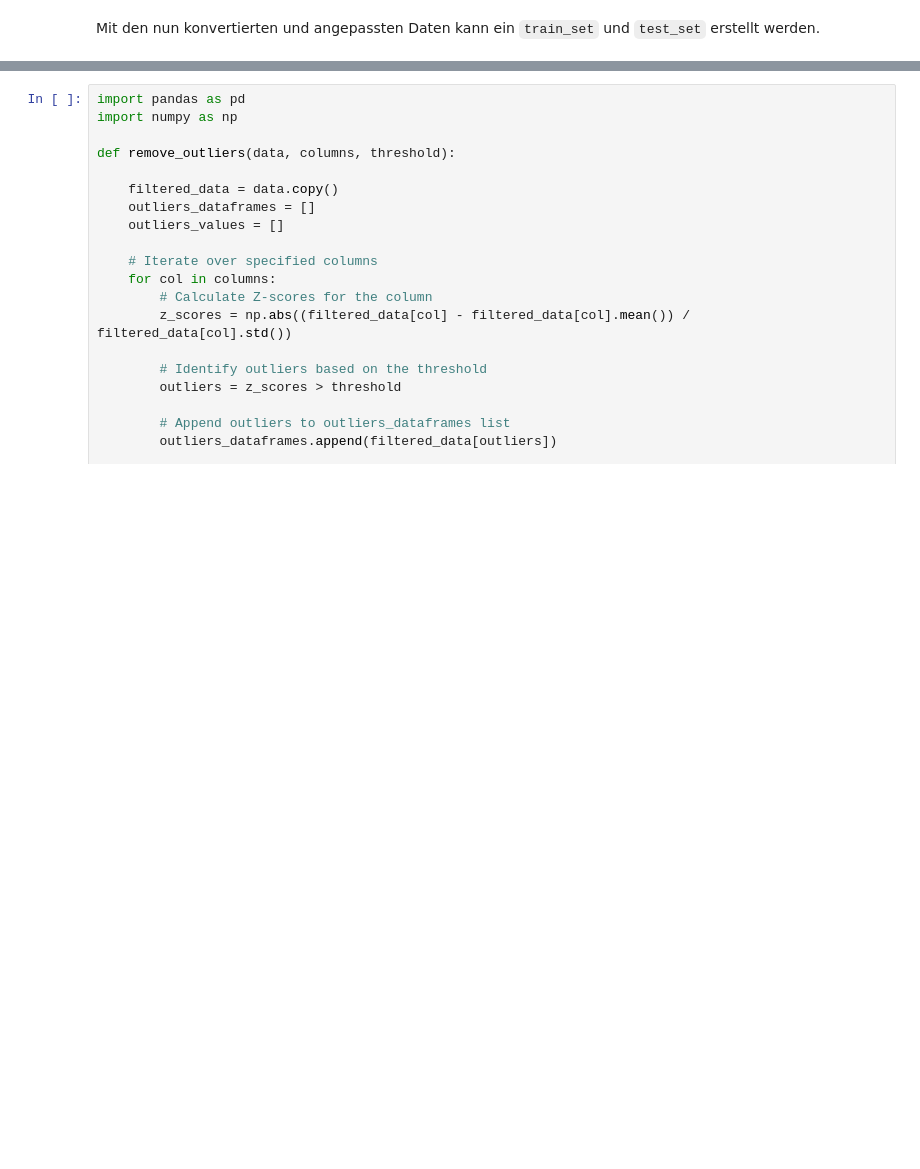
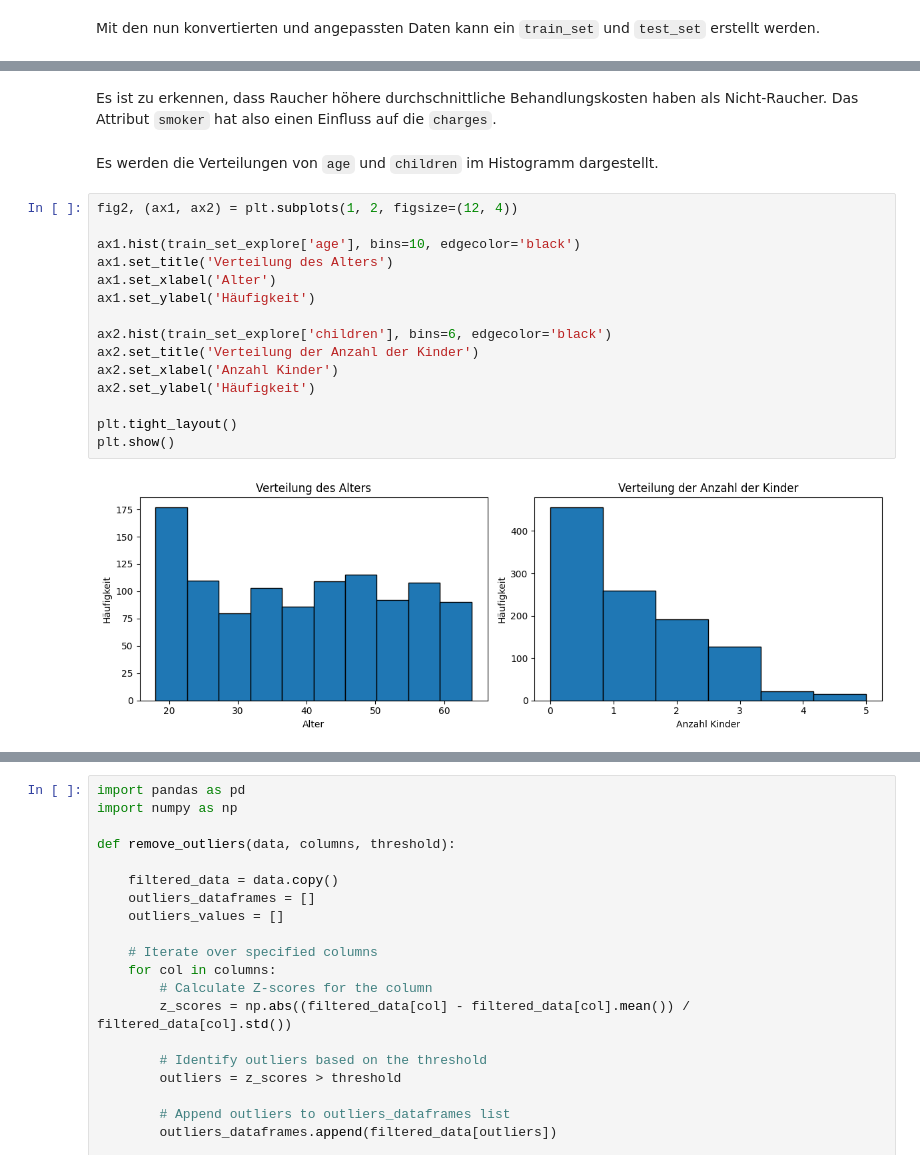
Before and after one commit to raaamk/ML_SoSe24, a Jupyter notebook: src/Assignments/Group Project/Medical Treatment Cost Estimation.ipynb, the cells around one changed output, grey strips where cells are left out. Cells and saved outputs as stored; diff of their text form; blank space fills up the shorter version.

```diff
--- a/src/Assignments/Group Project/Medical Treatment Cost Estimation.ipynb
+++ b/src/Assignments/Group Project/Medical Treatment Cost Estimation.ipynb
@@ -297,0 +363,21 @@ NameError: name 'combined_training_plot' is not defined
+# %% [markdown]
+Es ist zu erkennen, dass Raucher höhere durchschnittliche Behandlungskosten haben als Nicht-Raucher. Das Attribut `smoker` hat also einen Einfluss auf die `charges`.
+# %% [markdown]
+Es werden die Verteilungen von `age` und `children` im Histogramm dargestellt.
+# %%
+fig2, (ax1, ax2) = plt.subplots(1, 2, figsize=(12, 4))
+
+ax1.hist(train_set_explore['age'], bins=10, edgecolor='black')
+ax1.set_title('Verteilung des Alters')
+ax1.set_xlabel('Alter')
+ax1.set_ylabel('Häufigkeit')
+
+ax2.hist(train_set_explore['children'], bins=6, edgecolor='black')
+ax2.set_title('Verteilung der Anzahl der Kinder')
+ax2.set_xlabel('Anzahl Kinder')
+ax2.set_ylabel('Häufigkeit')
+
+plt.tight_layout()
+plt.show()
+# %% [output]
+[figure, added]
```
Also changed, not shown: parts of 126 cells of this notebook.
